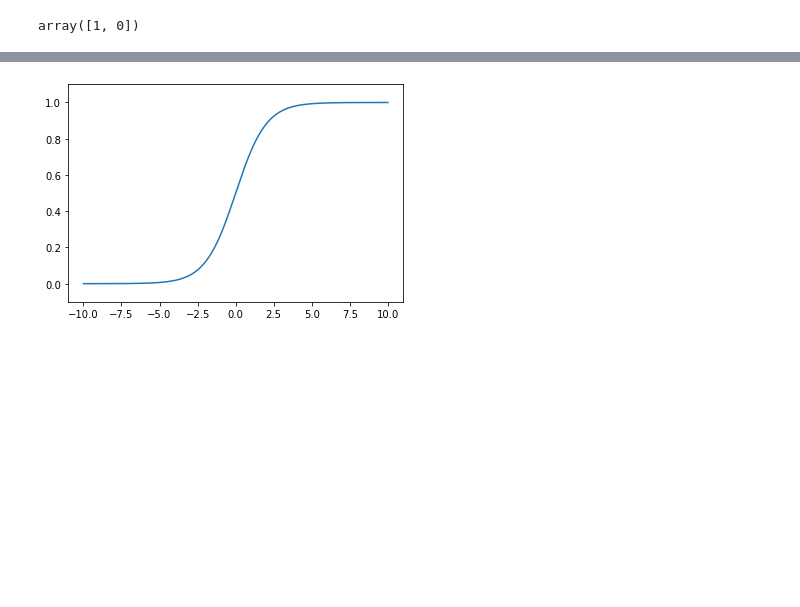
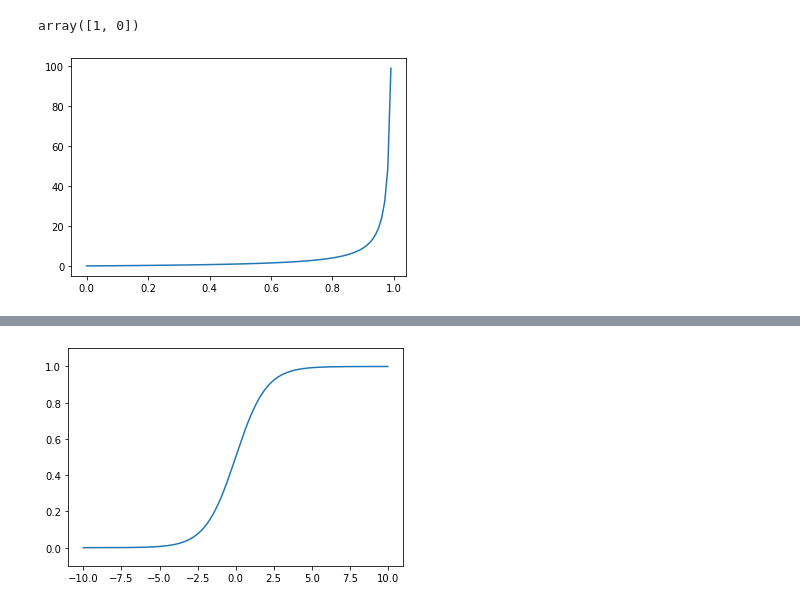
Before and after one commit to imguru-mooc/nlp_week, a Jupyter notebook: nlp_1_source/ch03/ch03.ipynb, the cells around one changed output, grey strips where cells are left out. Cells and saved outputs as stored; diff of their text form; code cells hidden in the pictures; blank space fills up the shorter version.

```diff
--- a/nlp_1_source/ch03/ch03.ipynb
+++ b/nlp_1_source/ch03/ch03.ipynb
@@ -20,3 +20,18 @@ def step_function(x):
 step_function(np.array([10, -10]))
 # %% [output]
 array([1, 0])
+# %%
+import numpy as np
+import matplotlib.pylab as plt
+
+
+def odds_ratio(p):
+    return p / (1 - p)
+
+p = np.arange(0, 1, 0.01)
+y = odds_ratio(p)
+plt.plot(p, y)
+# plt.ylim(-0.1, 1.1)
+plt.show()
+# %% [output]
+[figure, added]
```
Also changed, not shown: parts of 28 cells of this notebook.
